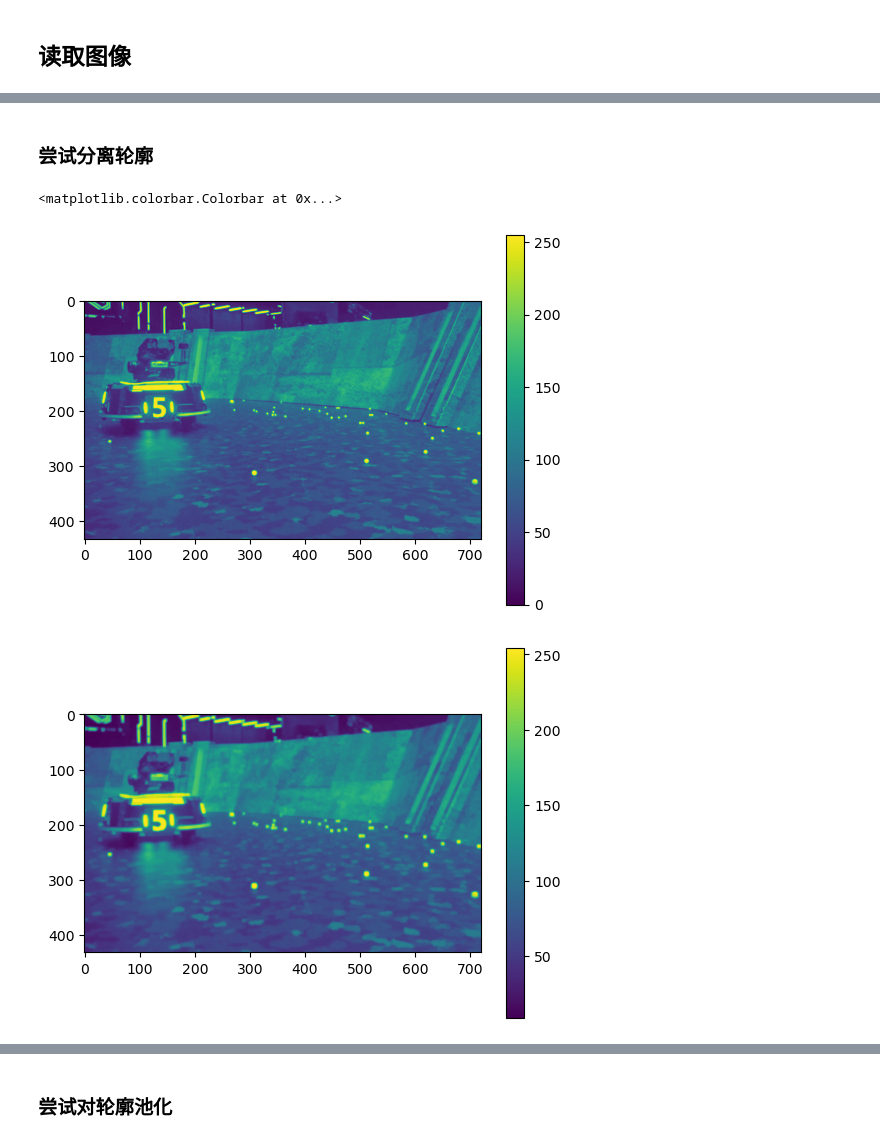
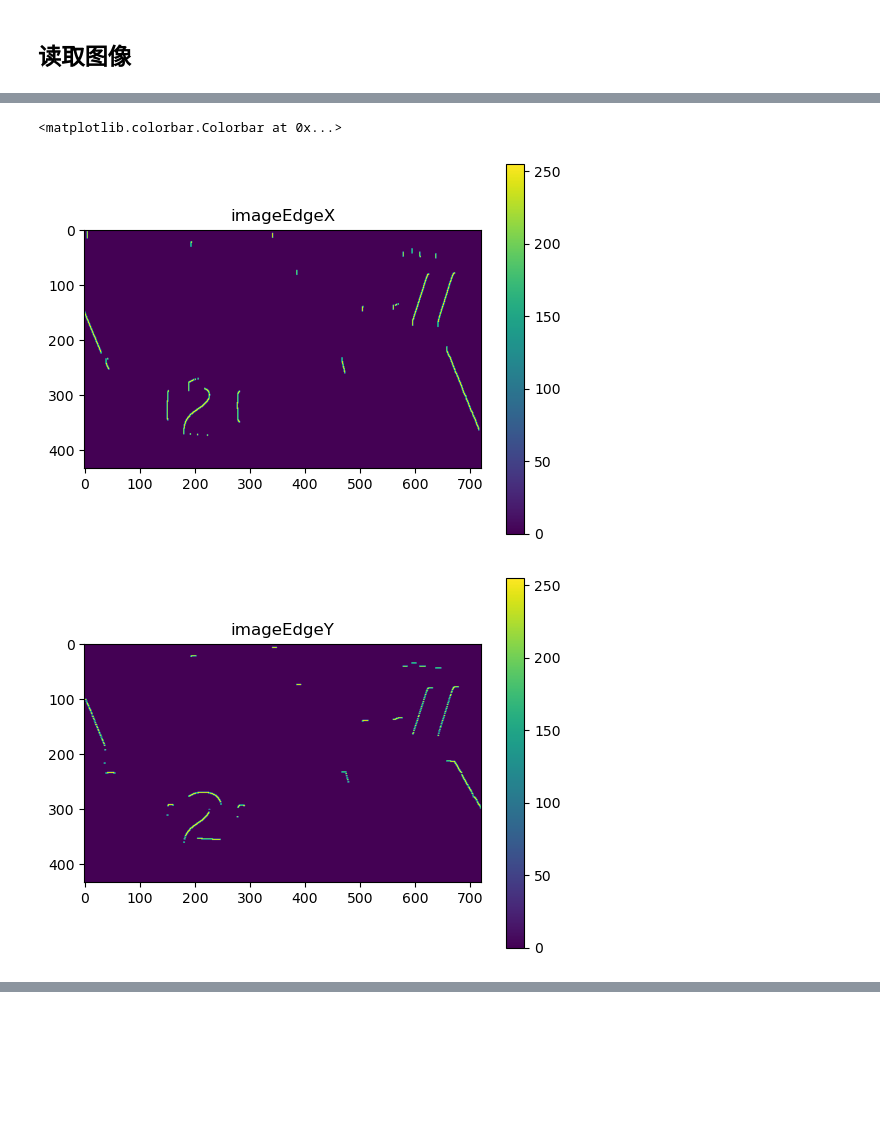
Before and after one commit to WolfGenerals/Armor_Detection, a Jupyter notebook: 装甲板板识别.ipynb, the cells around one changed output, grey strips where cells are left out. Drawn from its saved outputs; the diff is of its cells as text; code cells hidden in the pictures; blank space fills up the shorter version.

```diff
--- a/装甲板板识别.ipynb
+++ b/装甲板板识别.ipynb
@@ -15,10 +14,8 @@ import numpy
 # %% [markdown]
 ## 读取图像
 # %%
-image: Mat = imread('Blue-5.jpeg')
-# image: Mat = imread('Red-2.jpg')
-# image: Mat = imread('VW_CH3RoboVigorVsRPS_BO2_1_109.jpg')
-# image: Mat = imread('VW_CH3RoboGrinderVs交龙_BO2_1_108.jpg')
+# image: Mat = imread('Blue-5.jpeg')
+image: Mat = imread('Red-2.jpg')
 # image: Mat = imread('mimikko.jpg')
 # image: Mat = imread('img.png')
 
@@ -32,10 +27,8 @@ pyplot.imshow(cv2.cvtColor(image, cv2.COLOR_BGR2RGB))
 image_HLS = cv2.cvtColor(image, cv2.COLOR_BGR2HLS)
 
 channels: Sequence[Mat] = cv2.split(image_HLS)
-# cv2.cvtColor(image,cv2.COLOR_BGR2GRAY)
 
-image_Light = cv2.inRange(image_HLS, array([0, 200, 200]), array([180, 255, 255]))
-# image_Light = cv2.inRange(image_HLS, array([0, 0, 50]), array([180, 50, 255]))
+image_Light = cv2.inRange(image_HLS, array([0, 190, 0]), array([180, 255, 255]))
 
 
 pyplot.title(-1)
@@ -43,9 +36,8 @@ pyplot.imshow(image_Light, cmap = 'gray')
 pyplot.colorbar()
 
 pyplot.figure()
-image_Light = cv2.dilate(image_Light, numpy.ones((5, 5)), iterations = 1)
-image_Light = cv2.erode(image_Light, numpy.ones((3, 3)), iterations = 1)
-# image_Light=cv2.dilate(image_Light, numpy.ones((3, 3)), iterations =1)
+image_Light=cv2.erode(image_Light, numpy.ones((3, 3)), iterations = 2)
+image_Light=cv2.dilate(image_Light, numpy.ones((3, 3)), iterations = 3)
 
 # pyplot.imshow(cv2.cvtColor(image_HLS, cv2.COLOR_BGR2RGB))
 # pyplot.figure()
@@ -81,35 +73,23 @@ pyplot.colorbar()
-# %% [markdown]
-### 尝试分离轮廓
 # %%
-imageGray = cv2.cvtColor(image, cv2.COLOR_BGR2GRAY)
-pyplot.imshow(imageGray)
-pyplot.colorbar()
-pyplot.figure()
-imageGray = cv2.GaussianBlur(imageGray, array([5, 5]), 0, 0)
-imageGray = cv2.dilate(imageGray, numpy.ones((5, 5)), iterations = 1)
-imageGray = cv2.erode(imageGray, numpy.ones((3, 3)), iterations = 1)
-
-imageEdge = cv2.Canny(channels[1], 200, 400)
-imageEdgeX = cv2.Sobel(imageEdge, ddepth = cv2.CV_8U, dx = 1, dy = 0, ksize = 5)
-imageEdgeY = cv2.Sobel(imageEdge, ddepth = cv2.CV_8U, dx = 0, dy = 1, ksize = 5)
-pyplot.imshow(imageGray)
-pyplot.colorbar()
+imageEdgeX = cv2.Sobel(image_Light, ddepth = cv2.CV_8UC1, dx = 1, dy = 0, ksize =3)
+imageEdgeY = cv2.Sobel(image_Light, ddepth = cv2.CV_8UC1, dx = 0, dy = 1, ksize = 3)
+imageEdge = cv2.Sobel(image_Light, ddepth = cv2.CV_8UC1, dx = 1, dy = 1, ksize = 5)
 
 pyplot.figure()
 pyplot.title("imageEdgeX")
 pyplot.imshow(imageEdgeX)
 pyplot.colorbar()
 
 pyplot.figure()
 pyplot.title("imageEdgeY")
 pyplot.imshow(imageEdgeY)
 pyplot.colorbar()
 
 pyplot.figure()
 pyplot.title("imageEdge")
 pyplot.imshow(imageEdge)
 pyplot.colorbar()
 # %% [output]
 <matplotlib.colorbar.Colorbar at 0x...>
-[figure, old version]
+[figure, new version]
-[figure, old version]
+[figure, new version]
@@ -119,2 +96,0 @@ pyplot.colorbar()
-# %% [markdown]
-### 尝试对轮廓池化
```
Also changed, not shown: parts of 8 cells of this notebook, 2 other files.
